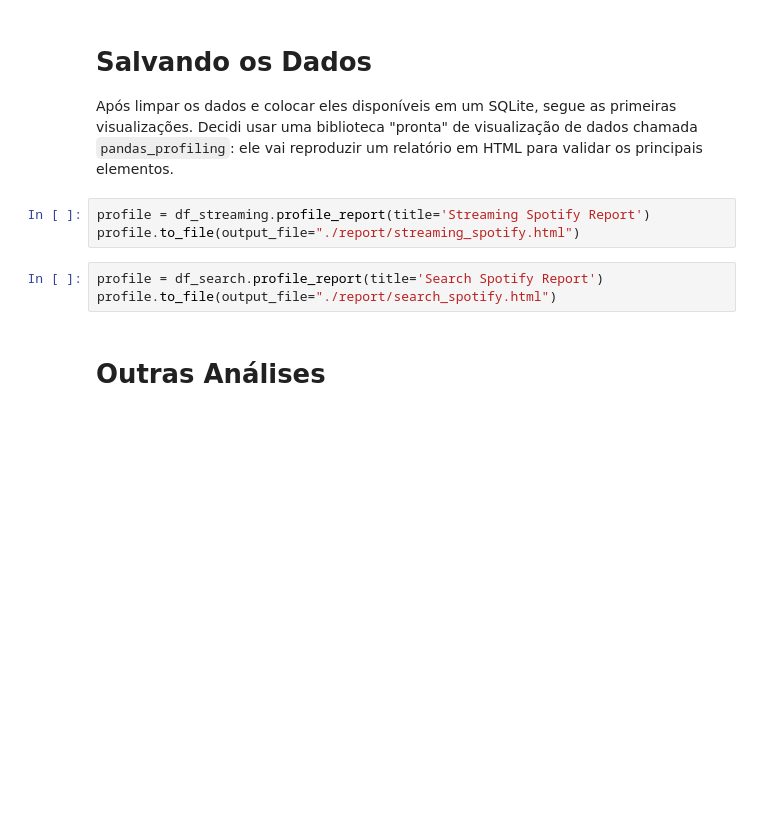
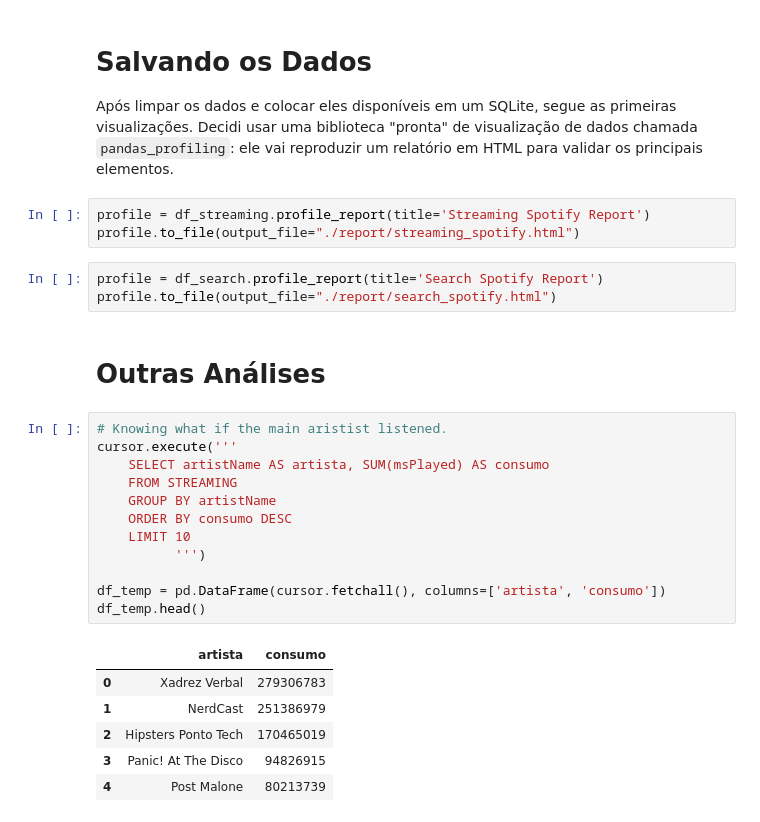
Before and after one commit to israelmendez232/spotify-analysis, a Jupyter notebook: analysis.ipynb, the cells around one changed output. Saved outputs shown, nothing was run; the diff lists cells and outputs as text; blank space fills up the shorter version.

```diff
--- a/analysis.ipynb
+++ b/analysis.ipynb
@@ -101,3 +101,22 @@ profile = df_search.profile_report(title='Search Spotify Report')
 profile.to_file(output_file="./report/search_spotify.html")
 # %% [markdown]
 # Outras Análises
+# %%
+# Knowing what if the main aristist listened.
+cursor.execute('''
+    SELECT artistName AS artista, SUM(msPlayed) AS consumo
+    FROM STREAMING
+    GROUP BY artistName
+    ORDER BY consumo DESC
+    LIMIT 10
+          ''')
+
+df_temp = pd.DataFrame(cursor.fetchall(), columns=['artista', 'consumo'])
+df_temp.head()
+# %% [output]
+|  | artista | consumo |
+| 0 | Xadrez Verbal | 279306783 |
+| 1 | NerdCast | 251386979 |
+| 2 | Hipsters Ponto Tech | 170465019 |
+| 3 | Panic! At The Disco | 94826915 |
+| 4 | Post Malone | 80213739 |
```
Also changed, not shown: parts of 4 cells of this notebook, 3 other files.
